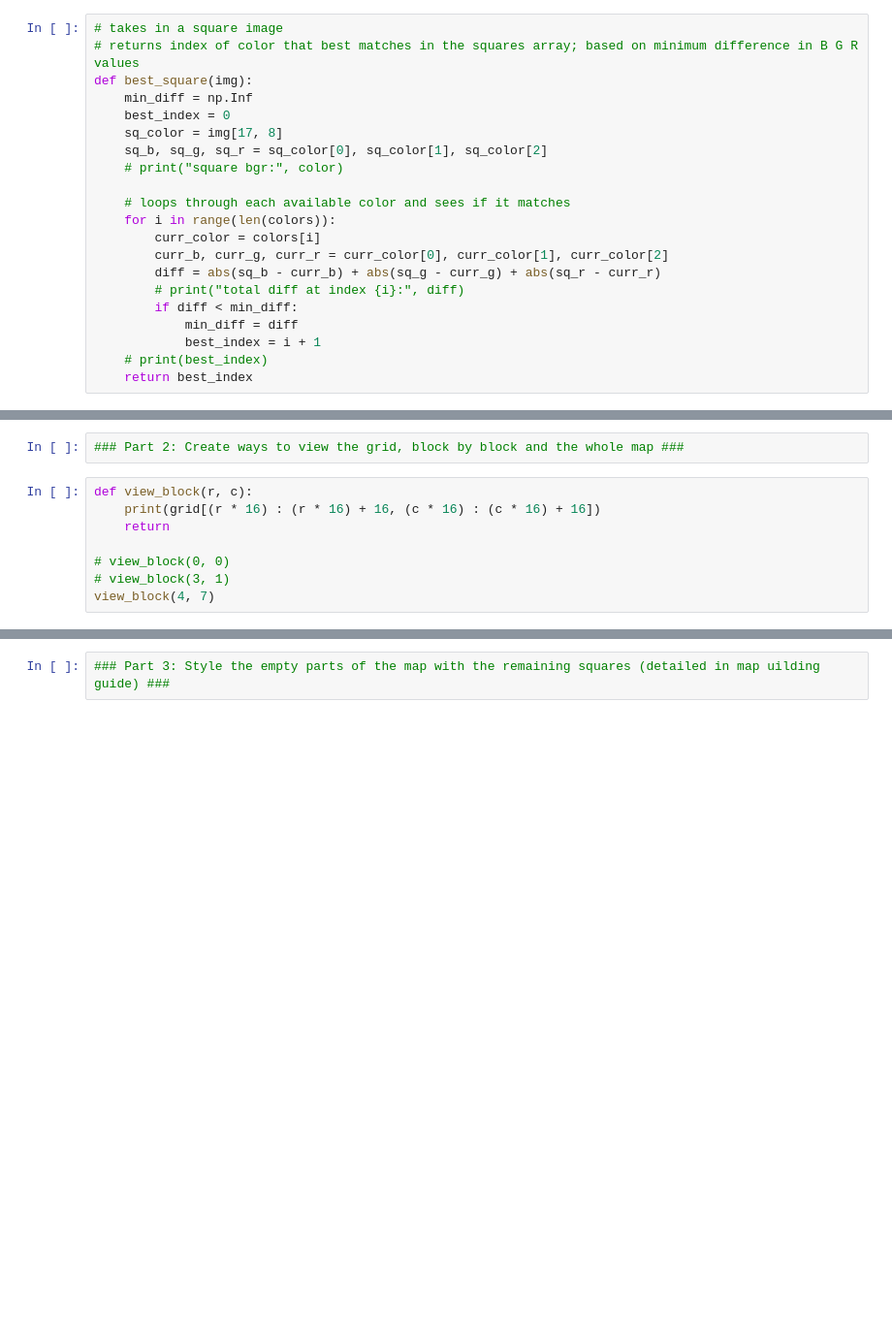
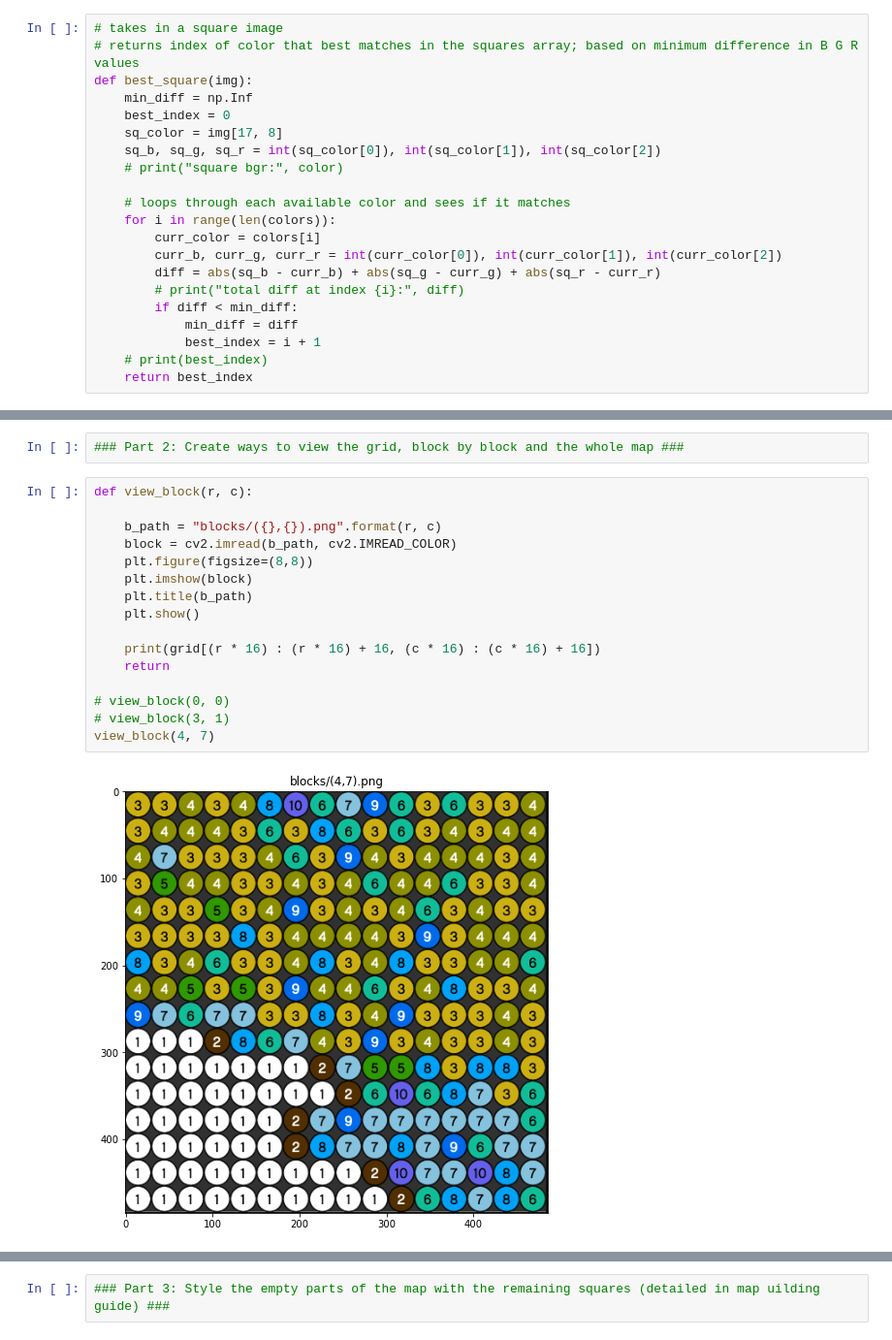
Before and after one commit to the-coding-couple/LegoWorldMap, a Jupyter notebook: main.ipynb, the cells around one changed output, grey strips where cells are left out. Shown at 97% size. Saved outputs shown, nothing was run; the diff lists cells and outputs as text; blank space fills up the shorter version.

Commit message:
made edits to view colored map

```diff
--- a/main.ipynb
+++ b/main.ipynb
@@ -50,13 +50,13 @@ def best_square(img):
     min_diff = np.Inf
     best_index = 0
     sq_color = img[17, 8]
-    sq_b, sq_g, sq_r = sq_color[0], sq_color[1], sq_color[2]
+    sq_b, sq_g, sq_r = int(sq_color[0]), int(sq_color[1]), int(sq_color[2])
     # print("square bgr:", color)
 
     # loops through each available color and sees if it matches
     for i in range(len(colors)):
         curr_color = colors[i]
-        curr_b, curr_g, curr_r = curr_color[0], curr_color[1], curr_color[2]
+        curr_b, curr_g, curr_r = int(curr_color[0]), int(curr_color[1]), int(curr_color[2])
         diff = abs(sq_b - curr_b) + abs(sq_g - curr_g) + abs(sq_r - curr_r)
         # print("total diff at index {i}:", diff)
         if diff < min_diff:
@@ -120,13 +97,22 @@ for (i, b_path) in enumerate(block_paths):
 ### Part 2: Create ways to view the grid, block by block and the whole map ###
 # %%
 def view_block(r, c):
+
+    b_path = "blocks/({},{}).png".format(r, c)
+    block = cv2.imread(b_path, cv2.IMREAD_COLOR)
+    plt.figure(figsize=(8,8))
+    plt.imshow(block)
+    plt.title(b_path)
+    plt.show()
+
     print(grid[(r * 16) : (r * 16) + 16, (c * 16) : (c * 16) + 16])
     return
 
 # view_block(0, 0)
 # view_block(3, 1)
 view_block(4, 7)
 # %% [output]
+[figure, added]
 [[ 3.  3.  4.  3.  4.  8. 10.  6.  7.  9.  6.  3.  6.  3.  3.  4.]
  [ 3.  4.  4.  4.  3.  6.  3.  8.  6.  3.  6.  3.  4.  3.  4.  4.]
  [ 4.  7.  3.  3.  3.  4.  6.  3.  9.  4.  3.  4.  4.  4.  3.  4.]
```
Also changed, not shown: parts of 5 cells of this notebook, 2 other files.
